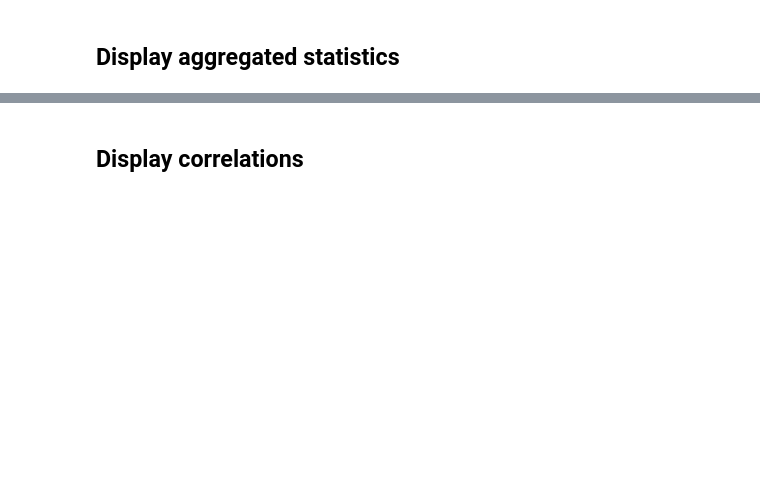
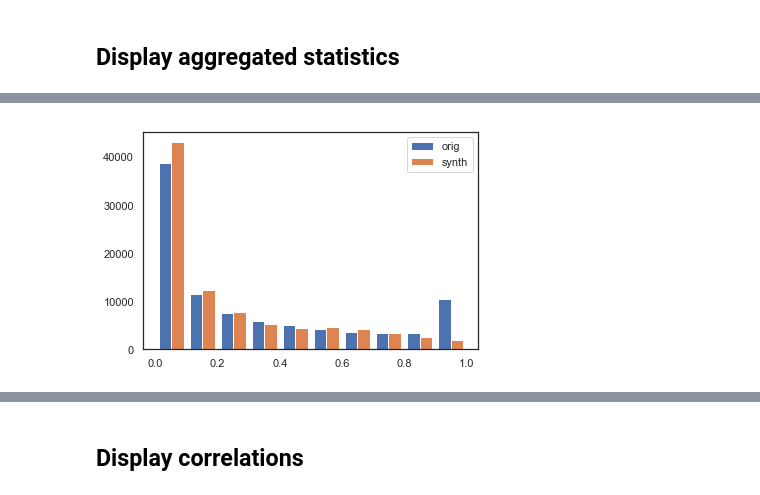
Before and after one commit to synthesized-io/insight, a Jupyter notebook: examples/master_notebook.ipynb, the cells around one changed output, grey strips where cells are left out. Drawn from its saved outputs; the diff is of its cells as text; code cells hidden in the pictures; blank space fills up the shorter version.

```diff
--- a/examples/master_notebook.ipynb
+++ b/examples/master_notebook.ipynb
@@ -145,3 +150,7 @@ synthesized = testing.improve_column('MonthlyIncome', clf=RandomForestRegressor(
+# %%
+testing.debug_column('RevolvingUtilizationOfUnsecuredLines')
+# %% [output]
+[figure, added]
 # %%
 testing.show_distributions()
 # %% [output]
```
Also changed, not shown: parts of 8 cells of this notebook, 2 other files.
